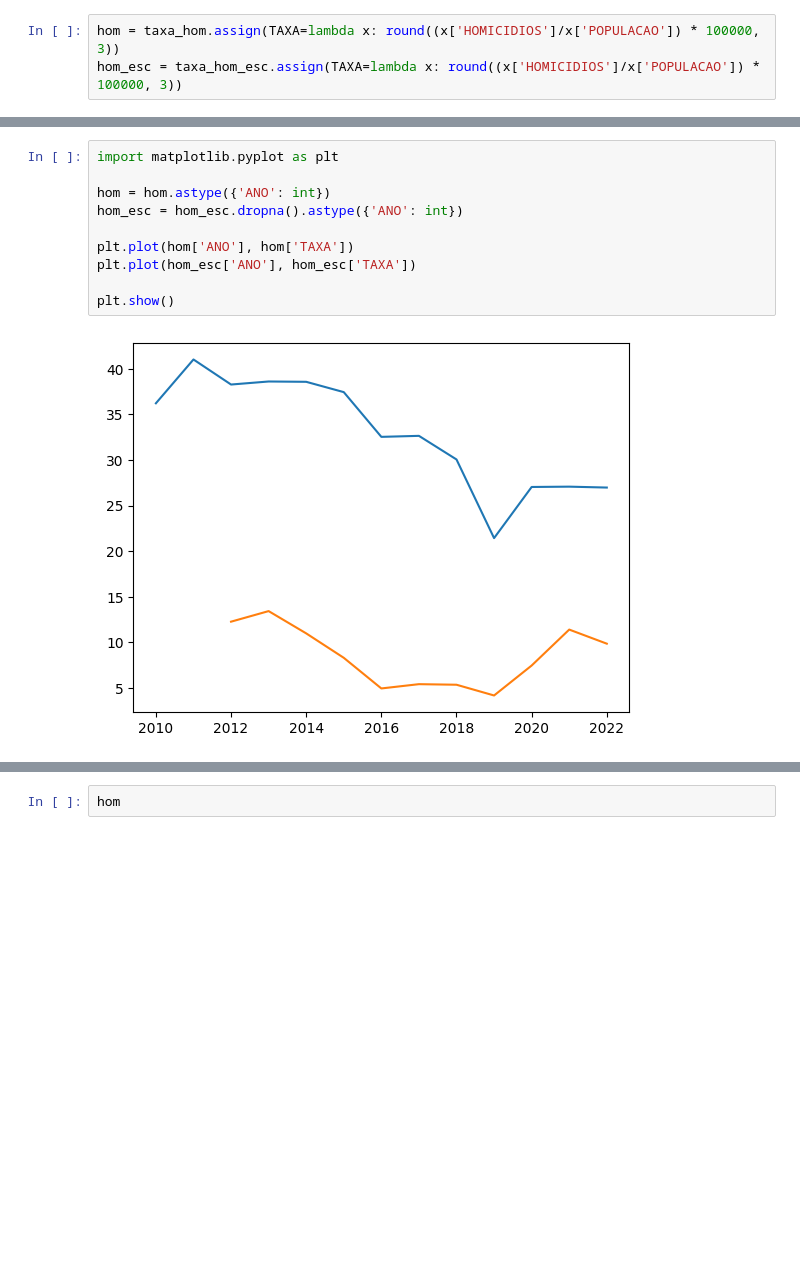
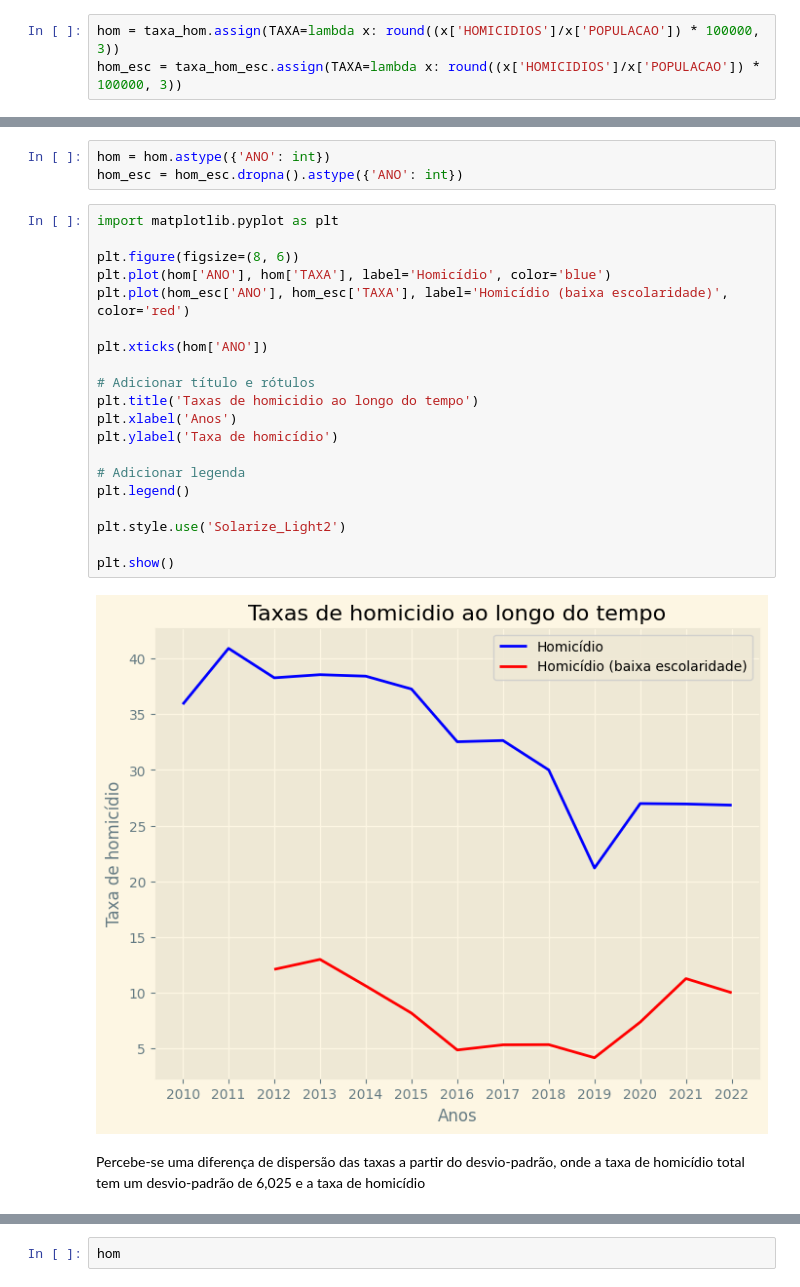
Before and after one commit to iagonmic/taxa-homicidio-pb, a Jupyter notebook: analise.ipynb, the cells around one changed output, grey strips where cells are left out. Cells and saved outputs as stored; diff of their text form; blank space fills up the shorter version.

```diff
--- a/analise.ipynb
+++ b/analise.ipynb
@@ -212,12 +213,27 @@ hom_esc.groupby('ANO')['TAXA'].sum().plot()
 # %%
-import matplotlib.pyplot as plt
-
 hom = hom.astype({'ANO': int})
 hom_esc = hom_esc.dropna().astype({'ANO': int})
-
-plt.plot(hom['ANO'], hom['TAXA'])
-plt.plot(hom_esc['ANO'], hom_esc['TAXA'])
-
-plt.show()
-# %% [output]
-[figure, removed]
+# %%
+import matplotlib.pyplot as plt
+
+plt.figure(figsize=(8, 6))
+plt.plot(hom['ANO'], hom['TAXA'], label='Homicídio', color='blue')
+plt.plot(hom_esc['ANO'], hom_esc['TAXA'], label='Homicídio (baixa escolaridade)', color='red')
+
+plt.xticks(hom['ANO'])
+
+# Adicionar título e rótulos
+plt.title('Taxas de homicidio ao longo do tempo')
+plt.xlabel('Anos')
+plt.ylabel('Taxa de homicídio')
+
+# Adicionar legenda
+plt.legend()
+
+plt.style.use('Solarize_Light2')
+
+plt.show()
+# %% [output]
+[figure, added]
+# %% [markdown]
+Percebe-se uma diferença de dispersão das taxas a partir do desvio-padrão, onde a taxa de homicídio total tem um desvio-padrão de 6,025 e a taxa de homicídio
```
Also changed, not shown: parts of 35 cells of this notebook, 1 other file.
